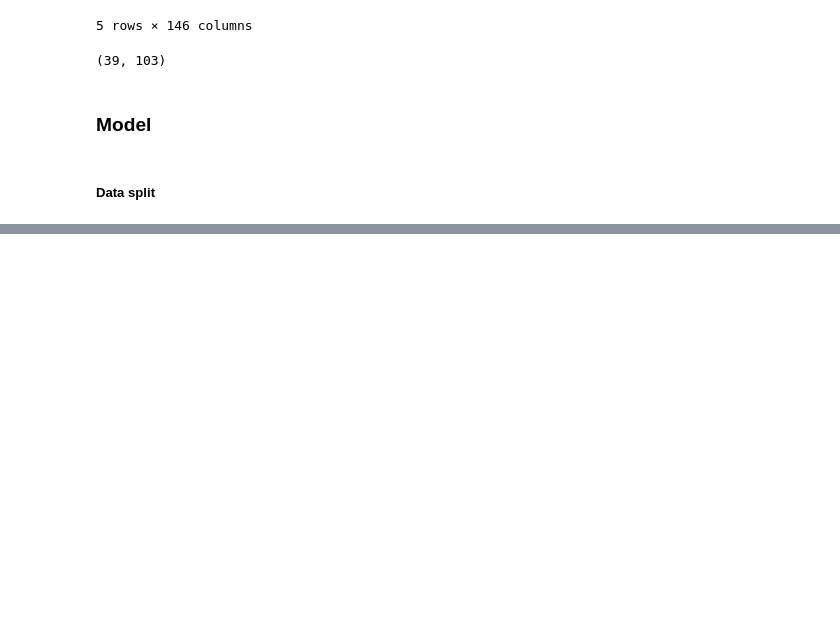
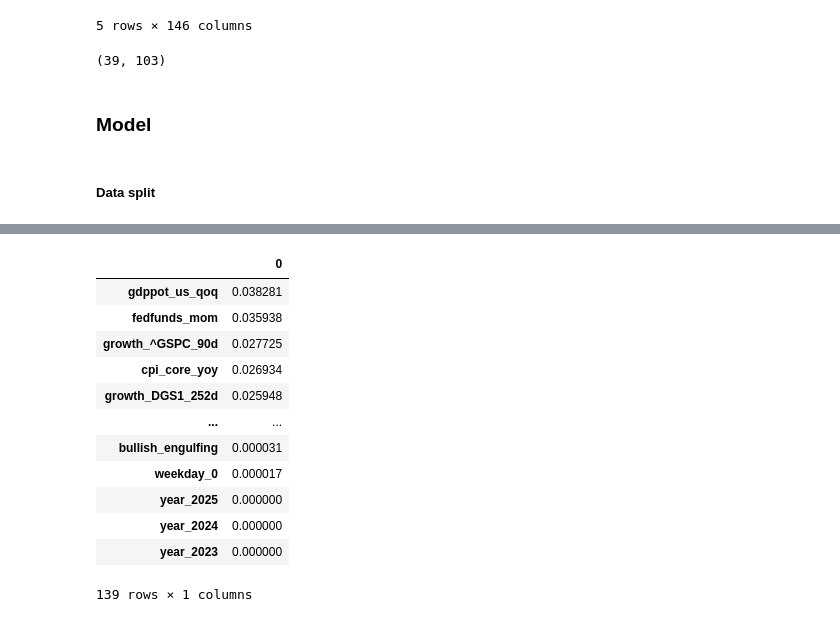
Before and after one commit to foookinaaa/trading_strategy, a Jupyter notebook: src/trading_strategy/notebooks/2_eda.ipynb, the cells around one changed output, grey strips where cells are left out. Cells and saved outputs as stored; diff of their text form; code cells hidden in the pictures; blank space fills up the shorter version.

```diff
--- a/src/trading_strategy/notebooks/2_eda.ipynb
+++ b/src/trading_strategy/notebooks/2_eda.ipynb
@@ -353,0 +749,16 @@ val_5
+# %%
+feat_importance
+# %% [output]
+|  | 0 |
+| gdppot_us_qoq | 0.038281 |
+| fedfunds_mom | 0.035938 |
+| growth_^GSPC_90d | 0.027725 |
+| cpi_core_yoy | 0.026934 |
+| growth_DGS1_252d | 0.025948 |
+| ... | ... |
+| bullish_engulfing | 0.000031 |
+| weekday_0 | 0.000017 |
+| year_2025 | 0.000000 |
+| year_2024 | 0.000000 |
+| year_2023 | 0.000000 |
+139 rows × 1 columns
```
Also changed, not shown: parts of 39 cells of this notebook, 4 other files.
